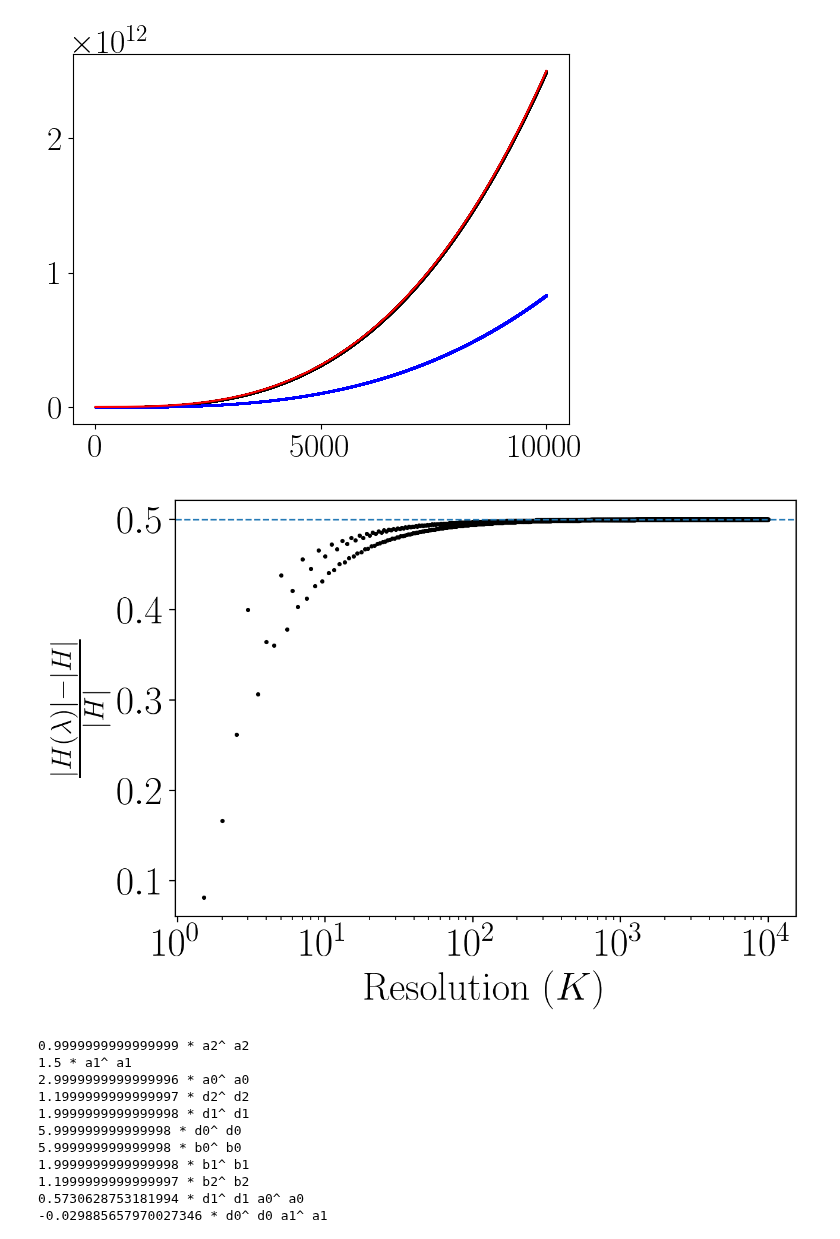
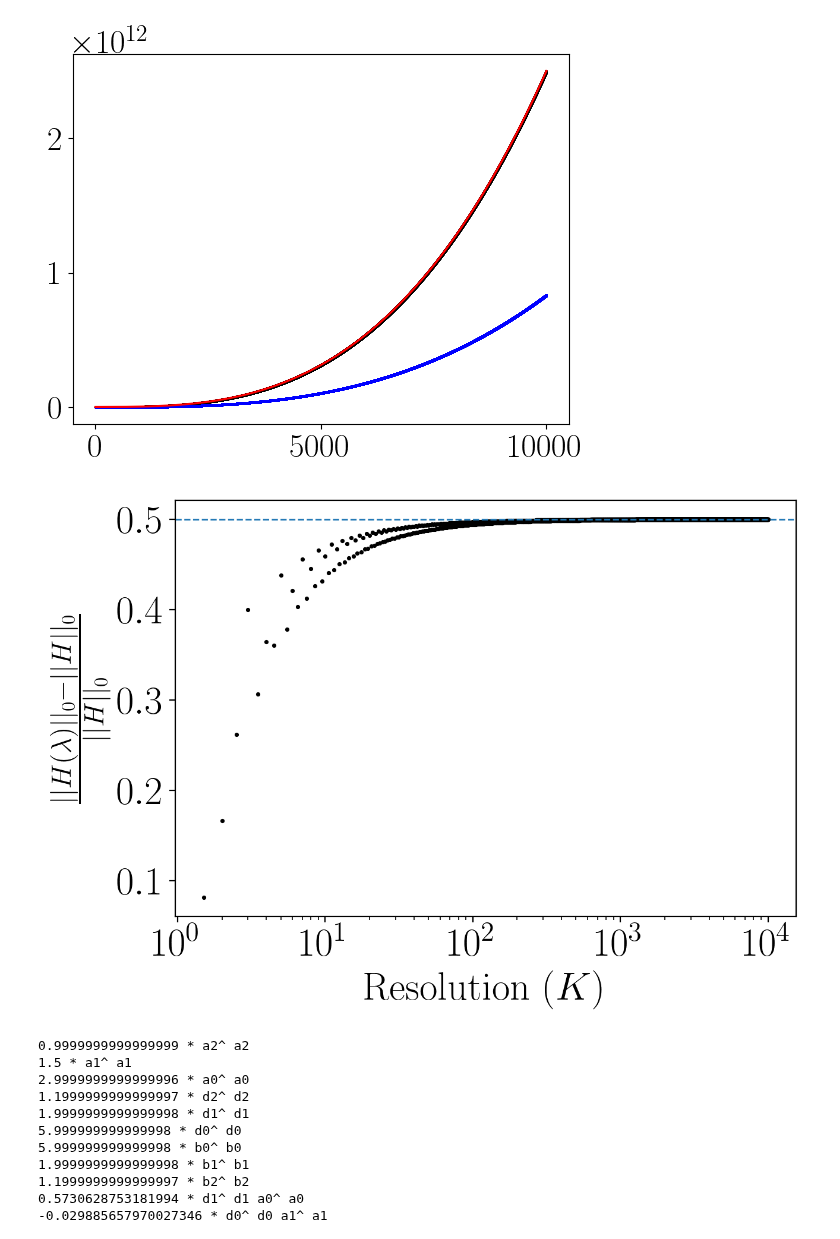
Before and after one commit to cgustin99/OpenParticle, a Jupyter notebook: models/Yukawa/costs.ipynb, the cells around one changed output. Drawn from its saved outputs; the diff is of its cells as text; code cells hidden in the pictures.

```diff
--- a/models/Yukawa/costs.ipynb
+++ b/models/Yukawa/costs.ipynb
@@ -842,17 +842,17 @@ plt.rc('text', usetex=True)
 # %%
 Ks = np.arange(1.5, 1e4, 0.5)
 plt.figure(figsize=(7, 5), dpi=200)
 plt.scatter(Ks, (effective_cost(Ks) - bare_cost(Ks))/bare_cost(Ks), color = 'k', marker = '.', s = 10)
 
 plt.axhline(y = .5, linewidth = 1, linestyle = '--')
 # plt.yticks([0.8, 1.0, 1.2, 1.4, 1.5, 1.6])
-plt.ylabel(r'$\frac{|H(\lambda)| - |H|}{|H|}$')
+plt.ylabel(r'$\frac{||H(\lambda)||_0 - ||H||_0}{||H||_0}$')
 plt.xlabel(r'Resolution ($K$)')
 plt.xscale('log')
 plt.tight_layout()
 plt.savefig('../relative_cost.pdf')
 # %% [output]
-[figure, old version]
+[figure, new version]
 # %%
 renormalized_yukawa_hamiltonian(res=3,t = 1e14 ,g=g, mf=mf, mb=mb)
 # %% [output]
```
